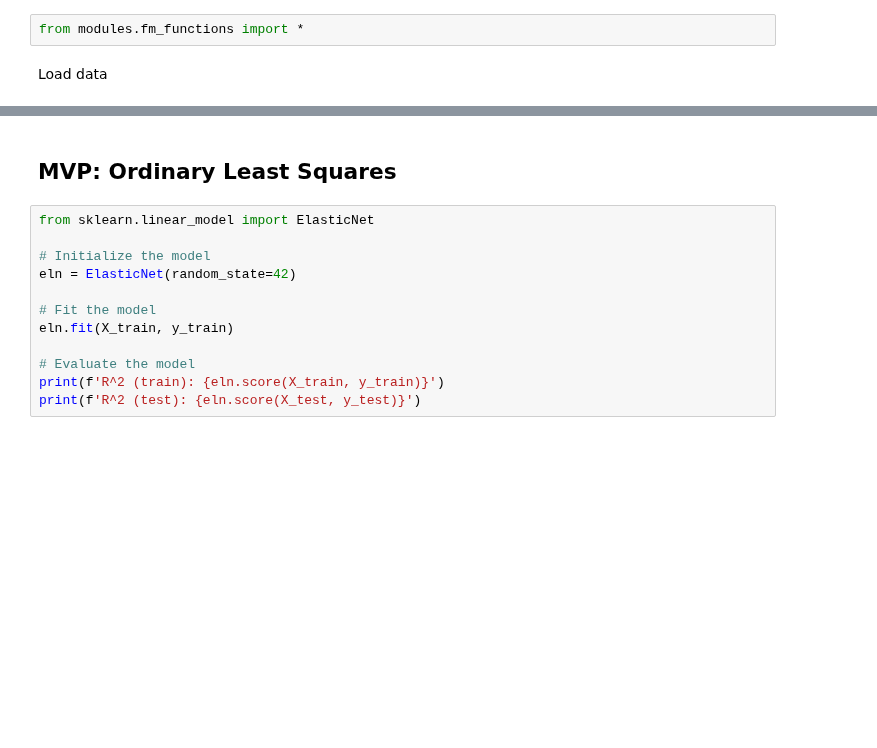
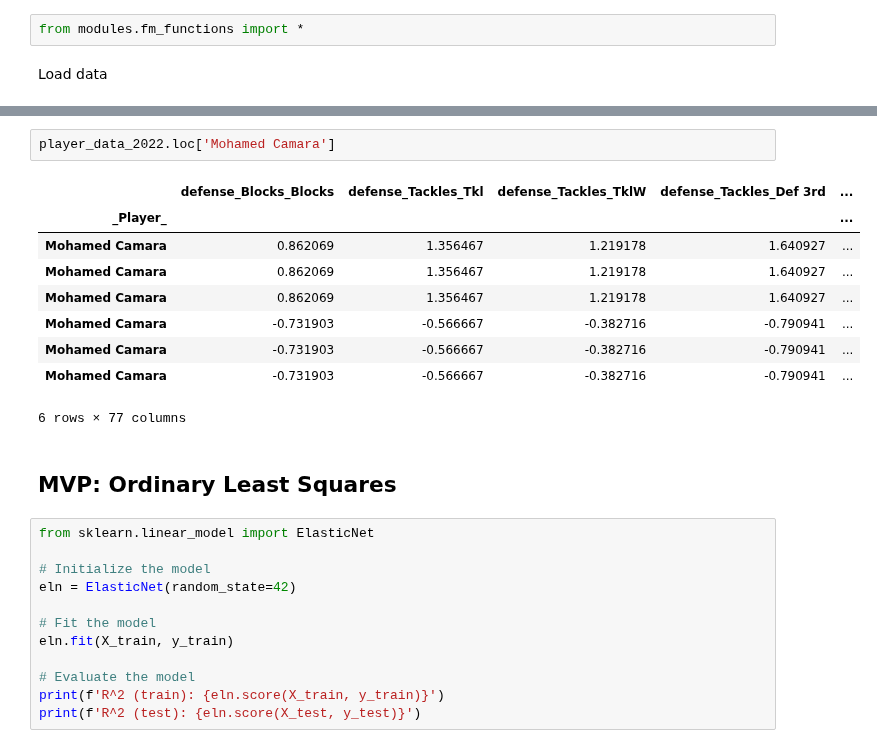
Before and after one commit to alibekk93/FM_skills_prediction, a Jupyter notebook: notebooks/05_prediction_pipelines.ipynb, the cells around one changed output, grey strips where cells are left out. Saved outputs shown, nothing was run; the diff lists cells and outputs as text; blank space fills up the shorter version.

```diff
--- a/notebooks/05_prediction_pipelines.ipynb
+++ b/notebooks/05_prediction_pipelines.ipynb
@@ -124,3 +224,15 @@ plot_fm_radar(predictions_2023_graph, gk=False)
+# %%
+player_data_2022.loc['Mohamed Camara']
+# %% [output]
+|  | defense_Blocks_Blocks | defense_Tackles_Tkl | defense_Tackles_TklW | defense_Tackles_Def 3rd | ... |
+| _Player_ |  |  |  |  | ... |
+| Mohamed Camara | 0.862069 | 1.356467 | 1.219178 | 1.640927 | ... |
+| Mohamed Camara | 0.862069 | 1.356467 | 1.219178 | 1.640927 | ... |
+| Mohamed Camara | 0.862069 | 1.356467 | 1.219178 | 1.640927 | ... |
+| Mohamed Camara | -0.731903 | -0.566667 | -0.382716 | -0.790941 | ... |
+| Mohamed Camara | -0.731903 | -0.566667 | -0.382716 | -0.790941 | ... |
+| Mohamed Camara | -0.731903 | -0.566667 | -0.382716 | -0.790941 | ... |
+6 rows × 77 columns
 # %% [markdown]
 ## MVP: Ordinary Least Squares
 # %%
```
Also changed, not shown: parts of 19 cells of this notebook.
